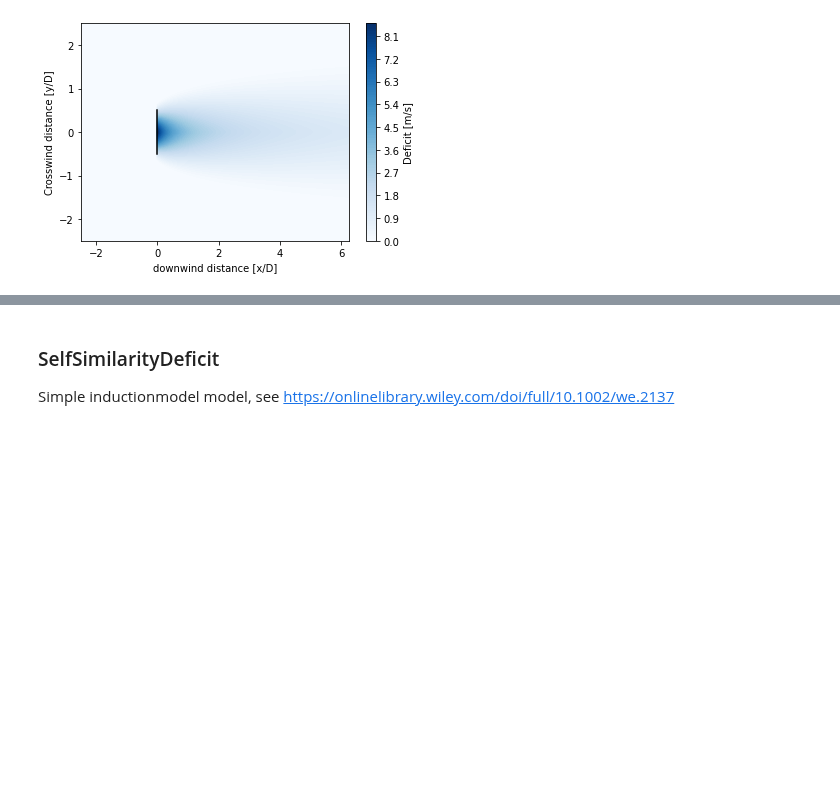
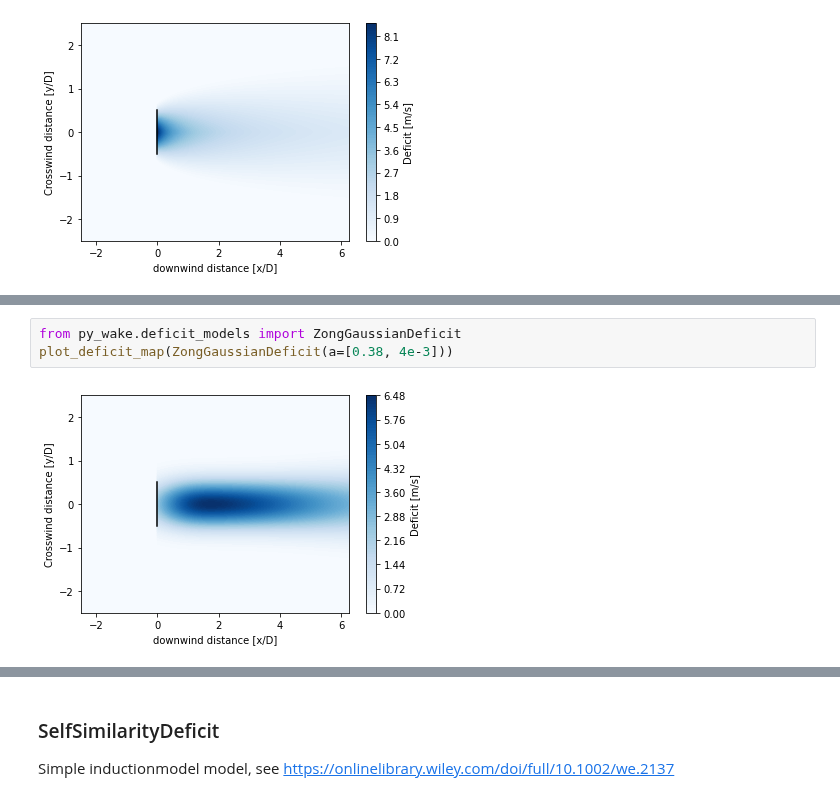
Before and after one commit to DTUWindEnergy/PyWake, a Jupyter notebook: docs/notebooks/EngineeringWindFarmModels.ipynb, the cells around one changed output, grey strips where cells are left out. Cells and saved outputs as stored; diff of their text form; blank space fills up the shorter version.

```diff
--- a/docs/notebooks/EngineeringWindFarmModels.ipynb
+++ b/docs/notebooks/EngineeringWindFarmModels.ipynb
@@ -273,0 +316,5 @@ plot_deficit_map(GCLDeficit())
+# %%
+from py_wake.deficit_models import ZongGaussianDeficit
+plot_deficit_map(ZongGaussianDeficit(a=[0.38, 4e-3]))
+# %% [output]
+[figure, added]
```
Also changed, not shown: parts of 7 cells of this notebook, 15 other files.
